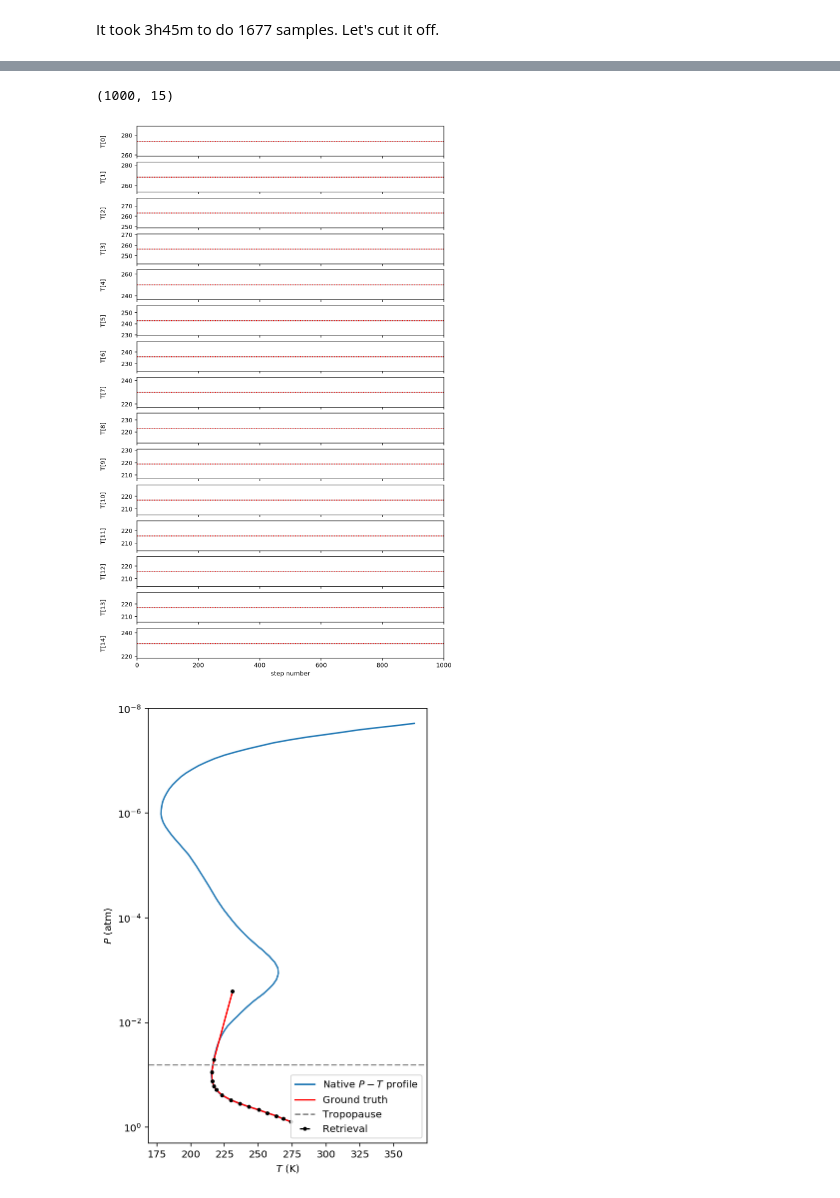
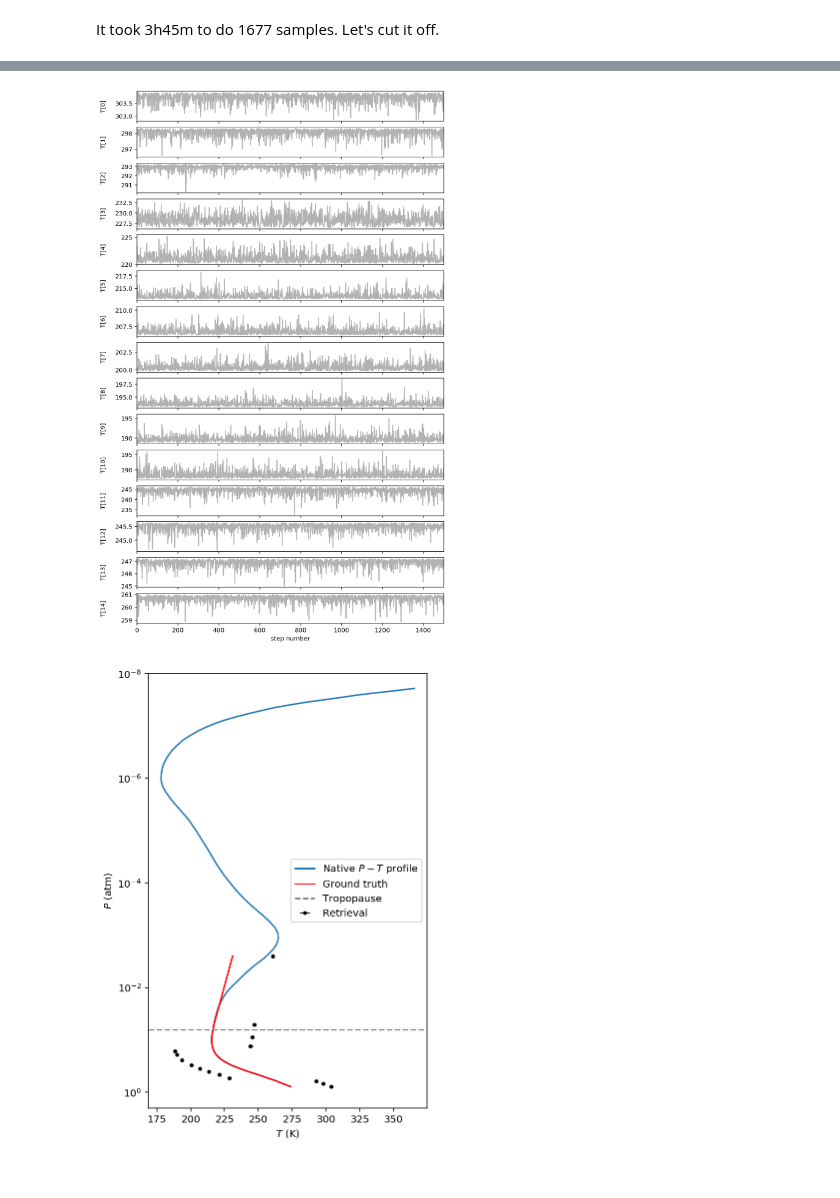
Before and after one commit to BrownDwarf/fiatlux, a Jupyter notebook: notebooks/11_atmospheric_retrieval_HMC_real_HPF_A0V_data.ipynb, the cells around one changed output, grey strips where cells are left out. Saved outputs shown, nothing was run; the diff lists cells and outputs as text; code cells hidden in the pictures.

```diff
--- a/notebooks/11_atmospheric_retrieval_HMC_real_HPF_A0V_data.ipynb
+++ b/notebooks/11_atmospheric_retrieval_HMC_real_HPF_A0V_data.ipynb
@@ -421,7 +436,5 @@ kernel = NUTS(model)
 # %%
-num_warmup, num_samples = 100, 1000
+num_warmup, num_samples = 500, 1500
 # %%
 mcmc = MCMC(kernel, num_warmup, num_samples, num_chains=1)#,
             #progress_bar=True, jit_model_args=True, chain_method='vectorized')
-# %%
-mcmc.run(rng_, init_params={'T':T_vec, 'a':-0.29, 'b':-0.03,'c':1.0, 'w':8.5, 'dl':0.0})
@@ -428,3 +447,5 @@ mcmc.run(rng_, init_params={'T':T_vec, 'a':-0.29, 'b':-0.03,'c':1.0, 'w':8.5, 'd
+# %%
+mcmc.run(rng_, T_vec, init_params=init_params)
 # %% [markdown]
 It took 3h45m to do 1677 samples.  Let's cut it off.
 # %%
@@ -450,23 +472,34 @@ Number of divergences: 1000
 # %%
 samples = mcmc.get_samples(group_by_chain=False)
-# %%
-samples['T'].shape
-# %% [output]
-(1000, 15)
+# %%
+keys = samples.keys()
 # %%
-fig, axes = plt.subplots(15, figsize=(9, 16), sharex=True)
-samples = mcmc.get_samples(group_by_chain=False)
-for i in range(15):
-    ax = axes[i]
-    ax.plot(samples['T'][:,i], "k", alpha=0.3)
-    ax.set_xlim(0, num_samples)
-    ax.axhline(T_vec[i], color='r', linestyle='dotted')
-    ax.set_ylabel('T[{}]'.format(i))
-    ax.yaxis.set_label_coords(-0.1, 0.5)
+if 'T' not in keys:
+    fig, axes = plt.subplots(len(keys), figsize=(9, 4), sharex=True)
+    samples = mcmc.get_samples(group_by_chain=False)
+    for i, val in enumerate(keys):
+        ax = axes[i]
+        ax.plot(samples[val][:], "k", alpha=0.3)
+        ax.set_xlim(0, num_samples)
+        ax.set_ylabel(val)
+        ax.yaxis.set_label_coords(-0.1, 0.5)
 
-axes[-1].set_xlabel("step number");
+    axes[-1].set_xlabel("step number");
+else:
+    fig, axes = plt.subplots(15, figsize=(9, 16), sharex=True)
+    samples = mcmc.get_samples(group_by_chain=False)
+    for i in range(15):
+        ax = axes[i]
+        ax.plot(samples['T'][:,i], "k", alpha=0.3)
+        ax.set_xlim(0, num_samples)
+        #ax.axhline(T_vec[i], color='r', linestyle='dotted')
+        ax.set_ylabel('T[{}]'.format(i))
+        ax.yaxis.set_label_coords(-0.1, 0.5)
+        #ax.set_ylim(200, 300)
+
+    axes[-1].set_xlabel("step number");
 # %% [output]
-[figure, old version]
+[figure, new version]
 # %%
 plt.figure(figsize=(5,8))
 plt.plot(ngt_atm['TEM [K]'], ngt_atm['PRE [mb]']/1013.25, label='Native $P-T$ profile')
@@ -476,7 +509,7 @@ plt.plot(T_vec, P_vec, color='r', label='Ground truth')
 
 plt.axhline(ngt_atm.loc[17, 'PRE [mb]']/1013.25, linestyle='dashed', color='#888888', label='Tropopause')
 plt.ylim(2, 1e-8); plt.yscale('log'); plt.ylabel('$P$ (atm)'); plt.xlabel('$T$ (K)');
-plt.legend();
+plt.legend(loc='center right');
 plt.yscale('log')
 # %% [output]
-[figure, old version]
+[figure, new version]
```
Also changed, not shown: parts of 49 cells of this notebook.
